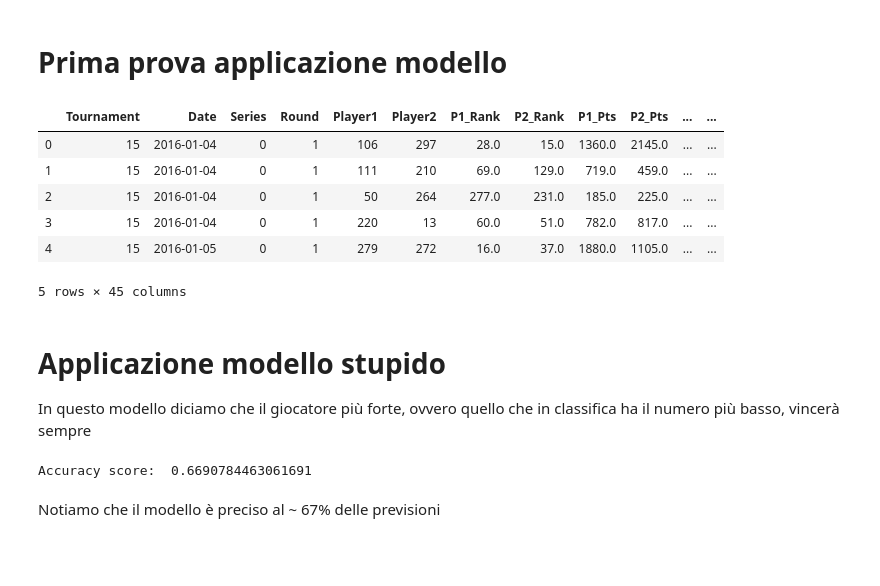
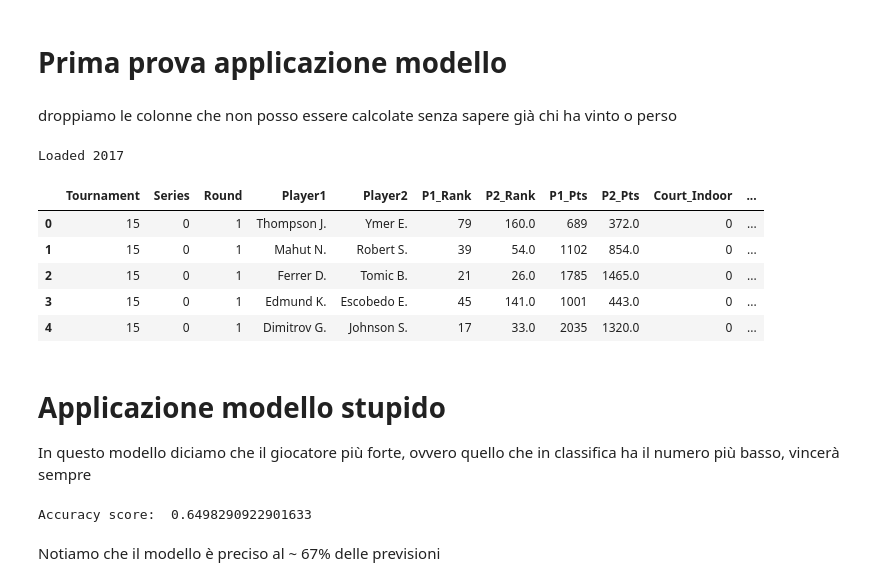
Before and after one commit to Scod3lla/tennisMatchPrediction, a Jupyter notebook: Project.ipynb, the cells around one changed output. Cells and saved outputs as stored; diff of their text form; code cells hidden in the pictures; blank space fills up the shorter version.

```diff
--- a/Project.ipynb
+++ b/Project.ipynb
@@ -18,10 +19,0 @@ from sklearn.metrics import accuracy_score, confusion_matrix, classification_rep
-# %%
-# CARICAMENTO DATI
-def loadDataset(year):
-    dataset_path = "../datasets/tennis/"+year+".xlsx"
-    return pd.read_excel(dataset_path)
-
-df = loadDataset("2016")
-df.index.name   = "Match ID"
-df.columns.name = "Attributes"
-df.head()
@@ -36,0 +20,4 @@ df.head()
+# %%
+# CARICAMENTO DATI
+df2017 = loadDataset("2017")
+df2017
@@ -186,0 +103,3 @@ def randomSwap(df):
+# %%
+df2017 = generalFormatting(df2017)
+df2017
@@ -199,25 +122,36 @@ randomSwap(df_v1)
+# %% [markdown]
+droppiamo le colonne che non posso essere calcolate senza sapere già chi ha vinto o perso
+# %%
+
+df2017.drop(["Date", 'P1_S1', 'P2_S1', 'P1_S2',
+       'P2_S2', 'P1_S3', 'P2_S3', 'P1_S4', 'P2_S4', 'P1_S5', 'P2_S5',
+       'P1_sets', 'P2_sets', 'P1_B365', 'P2_B365', 'P1_EX', 'P2_EX', 'P1_LB',
+       'P2_LB', 'P1_PS', 'P2_PS', 'P1_Max', 'P2_Max', 'P1_Avg', 'P2_Avg'], axis = 1, inplace = True)
+
+print("Loaded 2017")
+# %% [output]
+Loaded 2017
 # %%
-df_v1.head()
+df2017.head()
 # %% [output]
-|  | Tournament | Date | Series | Round | Player1 | Player2 | P1_Rank | P2_Rank | P1_Pts | P2_Pts | ... | ... |
-| 0 | 15 | 2016-01-04 | 0 | 1 | 106 | 297 | 28.0 | 15.0 | 1360.0 | 2145.0 | ... | ... |
-| 1 | 15 | 2016-01-04 | 0 | 1 | 111 | 210 | 69.0 | 129.0 | 719.0 | 459.0 | ... | ... |
-| 2 | 15 | 2016-01-04 | 0 | 1 | 50 | 264 | 277.0 | 231.0 | 185.0 | 225.0 | ... | ... |
-| 3 | 15 | 2016-01-04 | 0 | 1 | 220 | 13 | 60.0 | 51.0 | 782.0 | 817.0 | ... | ... |
-| 4 | 15 | 2016-01-05 | 0 | 1 | 279 | 272 | 16.0 | 37.0 | 1880.0 | 1105.0 | ... | ... |
+|  | Tournament | Series | Round | Player1 | Player2 | P1_Rank | P2_Rank | P1_Pts | P2_Pts | Court_Indoor | ... |
+| 0 | 15 | 0 | 1 | Thompson J. | Ymer E. | 79 | 160.0 | 689 | 372.0 | 0 | ... |
+| 1 | 15 | 0 | 1 | Mahut N. | Robert S. | 39 | 54.0 | 1102 | 854.0 | 0 | ... |
+| 2 | 15 | 0 | 1 | Ferrer D. | Tomic B. | 21 | 26.0 | 1785 | 1465.0 | 0 | ... |
+| 3 | 15 | 0 | 1 | Edmund K. | Escobedo E. | 45 | 141.0 | 1001 | 443.0 | 0 | ... |
+| 4 | 15 | 0 | 1 | Dimitrov G. | Johnson S. | 17 | 33.0 | 2035 | 1320.0 | 0 | ... |
-5 rows × 45 columns
 # %% [markdown]
  # Applicazione modello stupido
 In questo modello diciamo che il giocatore più forte, ovvero quello che in classifica ha il numero più basso, vincerà sempre
 # %%
-y_test = df_v1["target"]
+y_test = df2017["target"]
 y_pred = []
-for i in range(0,df_v1.shape[0]):
-    y_pred.append(np.where(df_v1.loc[i,"P1_Rank"] < df_v1.loc[i,"P2_Rank"], 0, 1))
+for i in range(0,df2017.shape[0]):
+    y_pred.append(np.where(df2017.loc[i,"P1_Rank"] < df2017.loc[i,"P2_Rank"], 0, 1))
 
 print("Accuracy score: ", accuracy_score(y_true = y_test, y_pred=y_pred))
 # %% [output]
-Accuracy score:  0.6690784463061691
+Accuracy score:  0.6498290922901633
 # %% [markdown]
 Notiamo che il modello è preciso al ~ 67% delle previsioni
 # %% [markdown]
```
Also changed, not shown: parts of 42 cells of this notebook, 2 other files.
